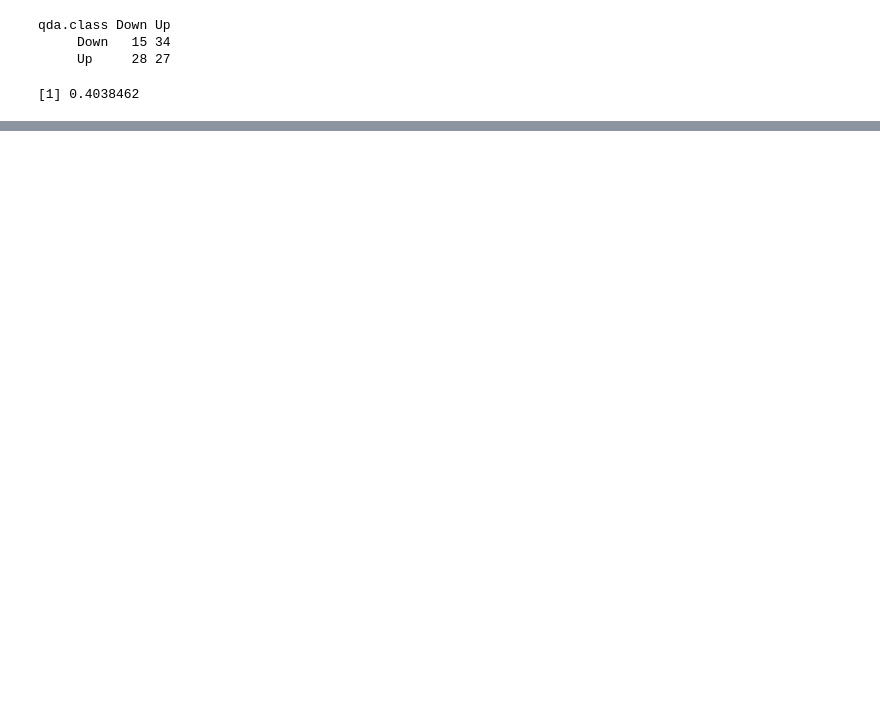
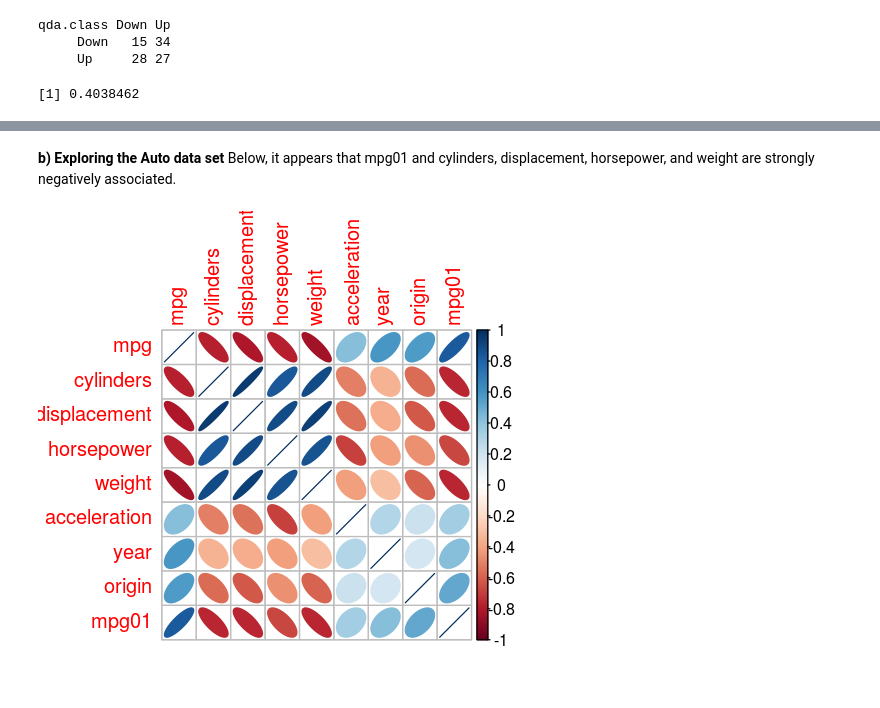
Before and after one commit to kalexandriabond/bond_DSPN_S18, a Jupyter notebook: BOND_Homework5.ipynb, the cells around one changed output, grey strips where cells are left out. Saved outputs shown, nothing was run; the diff lists cells and outputs as text; code cells hidden in the pictures; blank space fills up the shorter version.

```diff
--- a/BOND_Homework5.ipynb
+++ b/BOND_Homework5.ipynb
@@ -479,0 +477,15 @@ ERROR: Error in predict.lm(object, newdata, se.fit, scale = 1, type = ifelse(typ
+# %%
+logicals <- which(sapply(Auto, is.logical))
+factors <- which(sapply(Auto, is.factor))
+logicals_factors <- c(logicals,factors)
+# %%
+mpg01 <- mpg > median(mpg)
+Auto$mpg01 <- mpg01
+# %% [markdown]
+**b) Exploring the Auto data set** Below, it appears that mpg01 and cylinders, displacement, horsepower, and weight are strongly negatively associated.
+# %%
+Auto_corr <- cor(Auto[,-factors])
+corr_vals <- cor.mtest(Auto[, -factors], conf.level=.99)
+corrplot(Auto_corr, p.mat = corr_vals$p, method='ellipse')
+# %% [output]
+[figure, added]
```
Also changed, not shown: parts of 48 cells of this notebook.
